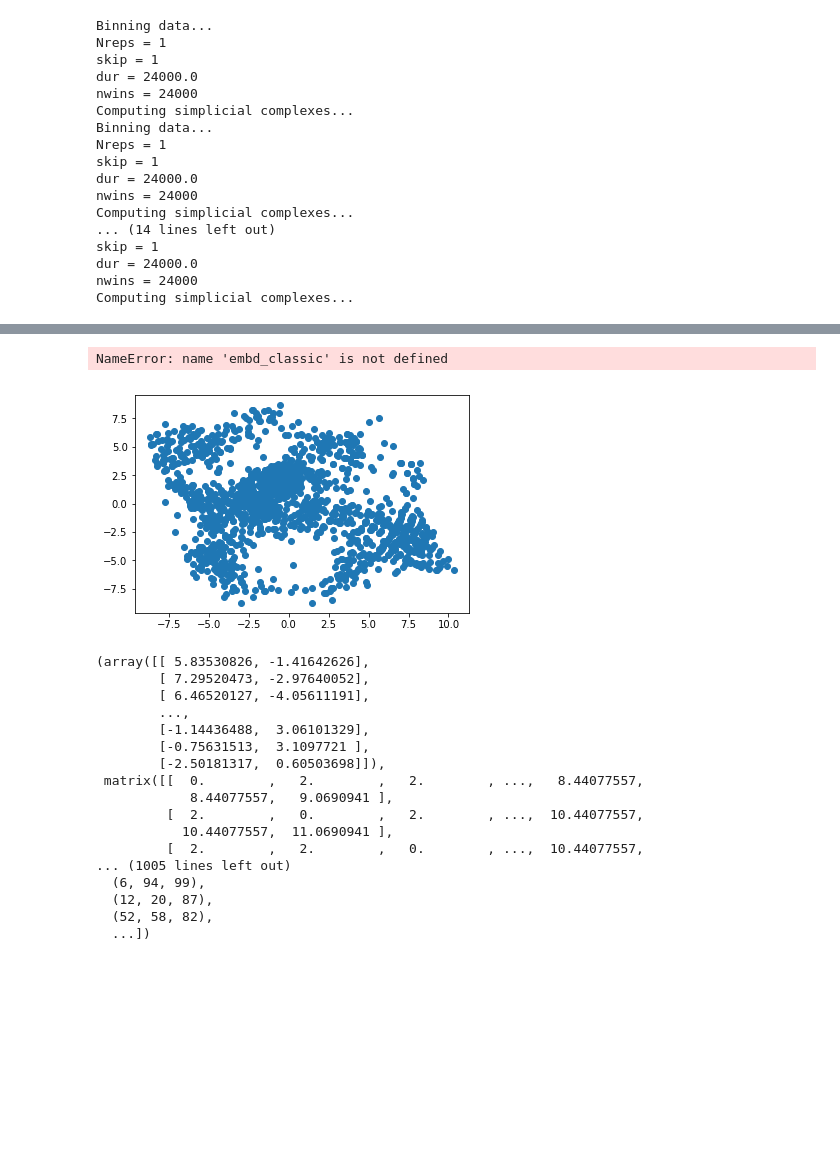
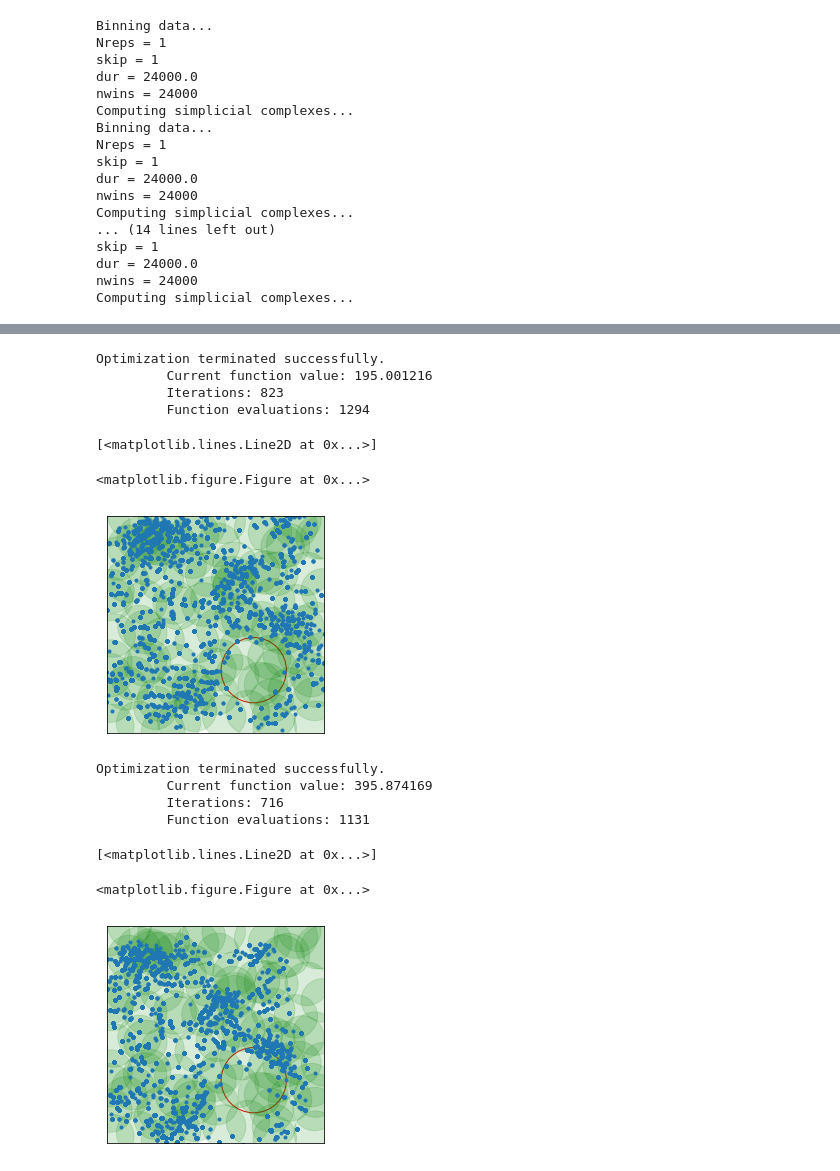
Before and after one commit to liebscher/NeuralTDA, a Jupyter notebook: notebooks/stim_space/StimSpace_Environment.ipynb, the cells around one changed output, grey strips where cells are left out. Cells and saved outputs as stored; diff of their text form; code cells hidden in the pictures; blank space fills up the shorter version.

```diff
--- a/notebooks/stim_space/StimSpace_Environment.ipynb
+++ b/notebooks/stim_space/StimSpace_Environment.ipynb
@@ -85,32 +76,0 @@ embd_classic = ss.classic_mds_embed(g)
-# %%
-fig, ax = plt.subplots()
-x = np.array(embd_numerical[0][:, 0])
-y = np.array(embd_numerical[0][:, 1])
-plt.scatter(x, y)
-
-x = np.array(embd_classic[0][:, 0])
-y = np.array(embd_classic[0][:, 1])
-plt.scatter(x, y)
-# %% [output]
-NameError: name 'embd_classic' is not defined
-[figure, removed]
-# %%
-embd_numerical
-# %% [output]
-(array([[ 5.83530826, -1.41642626],
-        [ 7.29520473, -2.97640052],
-        [ 6.46520127, -4.05611191],
-        ...,
-        [-1.14436488,  3.06101329],
-        [-0.75631513,  3.1097721 ],
-        [-2.50181317,  0.60503698]]),
- matrix([[  0.        ,   2.        ,   2.        , ...,   8.44077557,
-            8.44077557,   9.0690941 ],
-         [  2.        ,   0.        ,   2.        , ...,  10.44077557,
-           10.44077557,  11.0690941 ],
-         [  2.        ,   2.        ,   0.        , ...,  10.44077557,
-... (1005 lines left out)
-  (6, 94, 99),
-  (12, 20, 87),
-  (52, 58, 82),
-  ...])
@@ -116,0 +79,15 @@ embd_numerical
+# %%
+test.fit_affine()
+# %% [output]
+Optimization terminated successfully.
+         Current function value: 195.001216
+         Iterations: 823
+         Function evaluations: 1294
+# %%
+fig = plt.figure(figsize=(9,9))
+penv.plot_environment(test.envs[env_num], test.fields, test.sigmaL)
+plt.plot(test.y_embed[0, :], test.y_embed[1, :], '.');
+# %% [output]
+[<matplotlib.lines.Line2D at 0x...>]
+<matplotlib.figure.Figure at 0x...>
+[figure, added]
@@ -116,0 +96,15 @@ embd_numerical
+# %%
+test.fit_affine()
+# %% [output]
+Optimization terminated successfully.
+         Current function value: 395.874169
+         Iterations: 716
+         Function evaluations: 1131
+# %%
+fig = plt.figure(figsize=(9,9))
+penv.plot_environment(test.envs[env_num], test.fields, test.sigmaL)
+plt.plot(test.y_embed[0, :], test.y_embed[1, :], '.');
+# %% [output]
+[<matplotlib.lines.Line2D at 0x...>]
+<matplotlib.figure.Figure at 0x...>
+[figure, added]
```
Also changed, not shown: parts of 7 cells of this notebook, 1 other file.
